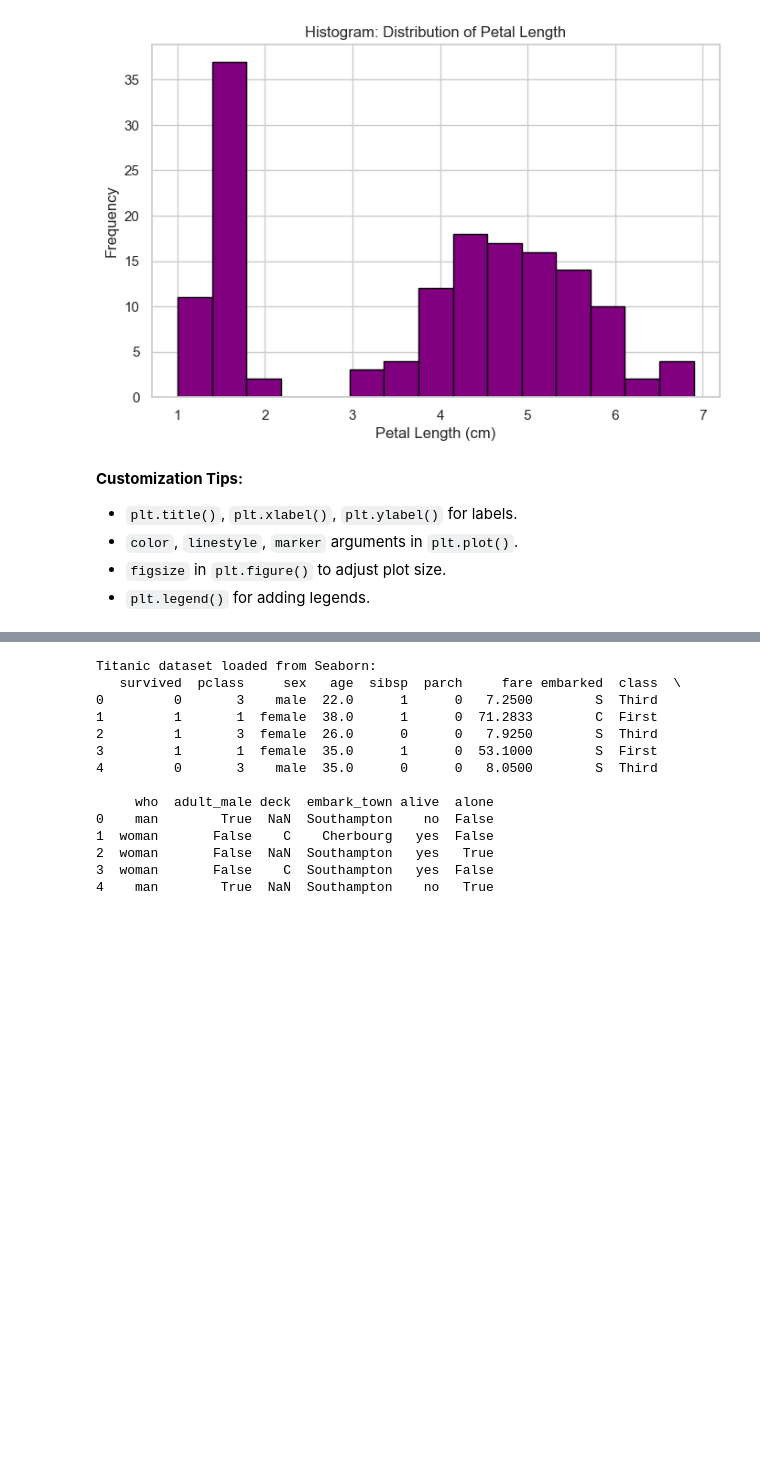
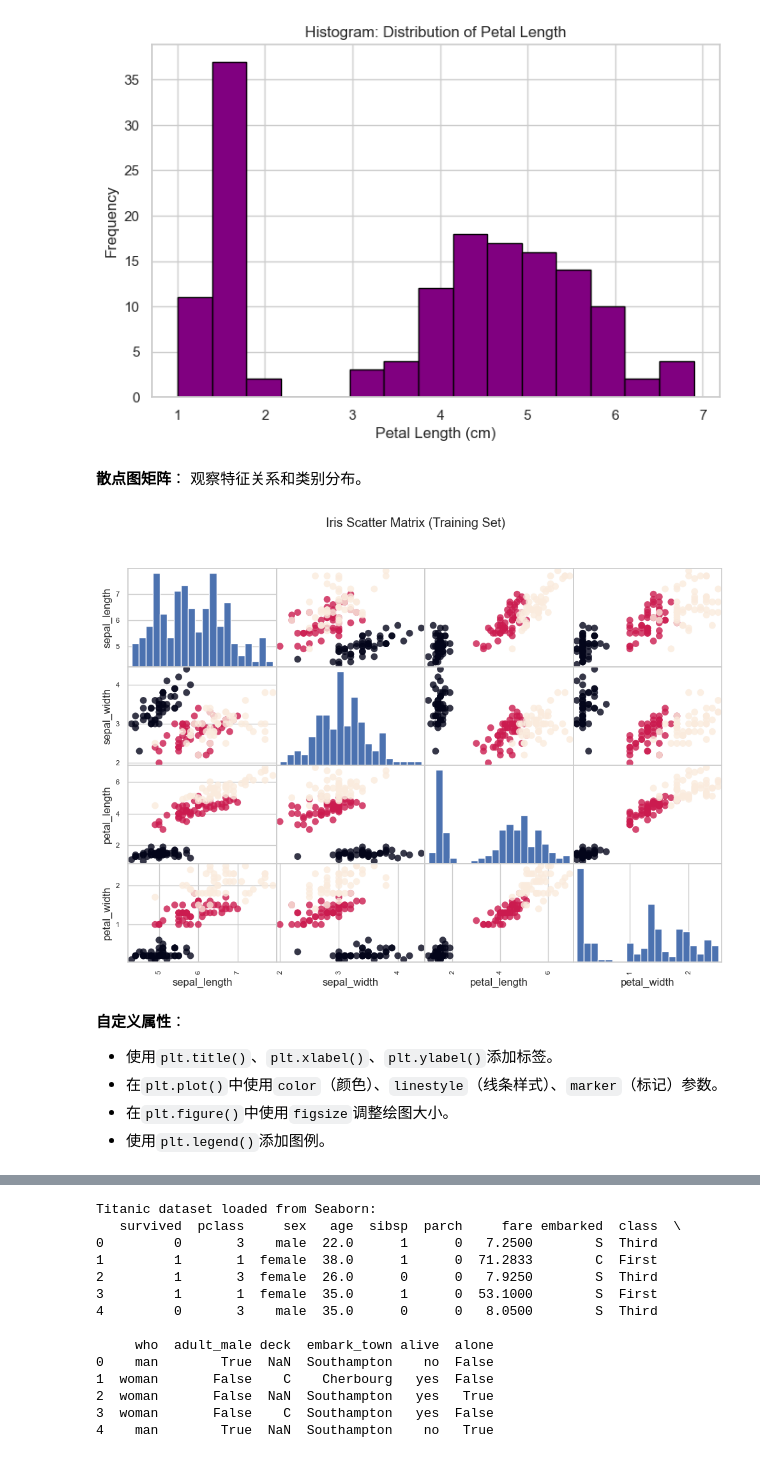
Before and after one commit to hanjianwei/zju-vis, a Jupyter notebook: Module1_GeneralDataVisualization.ipynb, the cells around one changed output, grey strips where cells are left out. Saved outputs shown, nothing was run; the diff lists cells and outputs as text; code cells hidden in the pictures; blank space fills up the shorter version.

```diff
--- a/Module1_GeneralDataVisualization.ipynb
+++ b/Module1_GeneralDataVisualization.ipynb
@@ -37,7 +36,7 @@ Matplotlib是一个用于在Python中创建静态、动画和交互式可视化
 # Hands-on: Matplotlib Basics
 #-------------------------------------------------------------------------------
 # --- Load a Simple Dataset (e.g., Iris) ---
-iris_df = sns.load_dataset('iris')
+iris_df = pd.read_csv('iris.csv')
 print("Iris dataset loaded from Seaborn:")
 print(iris_df.head())
 # %% [output]
@@ -93,10 +92,27 @@ plt.ylabel('Frequency')
 plt.show()
 # %% [output]
 [figure]
+# %% [markdown]
+**散点图矩阵**： 观察特征关系和类别分布。
+# %%
+# 将字符串标签转换为分类类型
+iris_df['species'] = pd.Categorical(iris_df['species'])
+feature_columns = [
+    'sepal_length',
+    'sepal_width',
+    'petal_length',
+    'petal_width'
+]
+scatter_matrix(iris_df[feature_columns], c=iris_df['species'].cat.codes, figsize=(12, 8), marker='o',
+               hist_kwds={'bins': 20}, s=60, alpha=.8)
+plt.suptitle("Iris Scatter Matrix (Training Set)")
+plt.show()
+# %% [output]
+[figure, added]
 # %% [markdown]
-**Customization Tips:**
-- `plt.title()`, `plt.xlabel()`, `plt.ylabel()` for labels.
-- `color`, `linestyle`, `marker` arguments in `plt.plot()`.
-- `figsize` in `plt.figure()` to adjust plot size.
-- `plt.legend()` for adding legends.
+**自定义属性**：
+- 使用`plt.title()`、`plt.xlabel()`、`plt.ylabel()`添加标签。
+- 在`plt.plot()`中使用`color`（颜色）、`linestyle`（线条样式）、`marker`（标记）参数。
+- 在`plt.figure()`中使用`figsize`调整绘图大小。
+- 使用`plt.legend()`添加图例。
 # %% [markdown]
```
Also changed, not shown: parts of 9 cells of this notebook, 10 other files.
